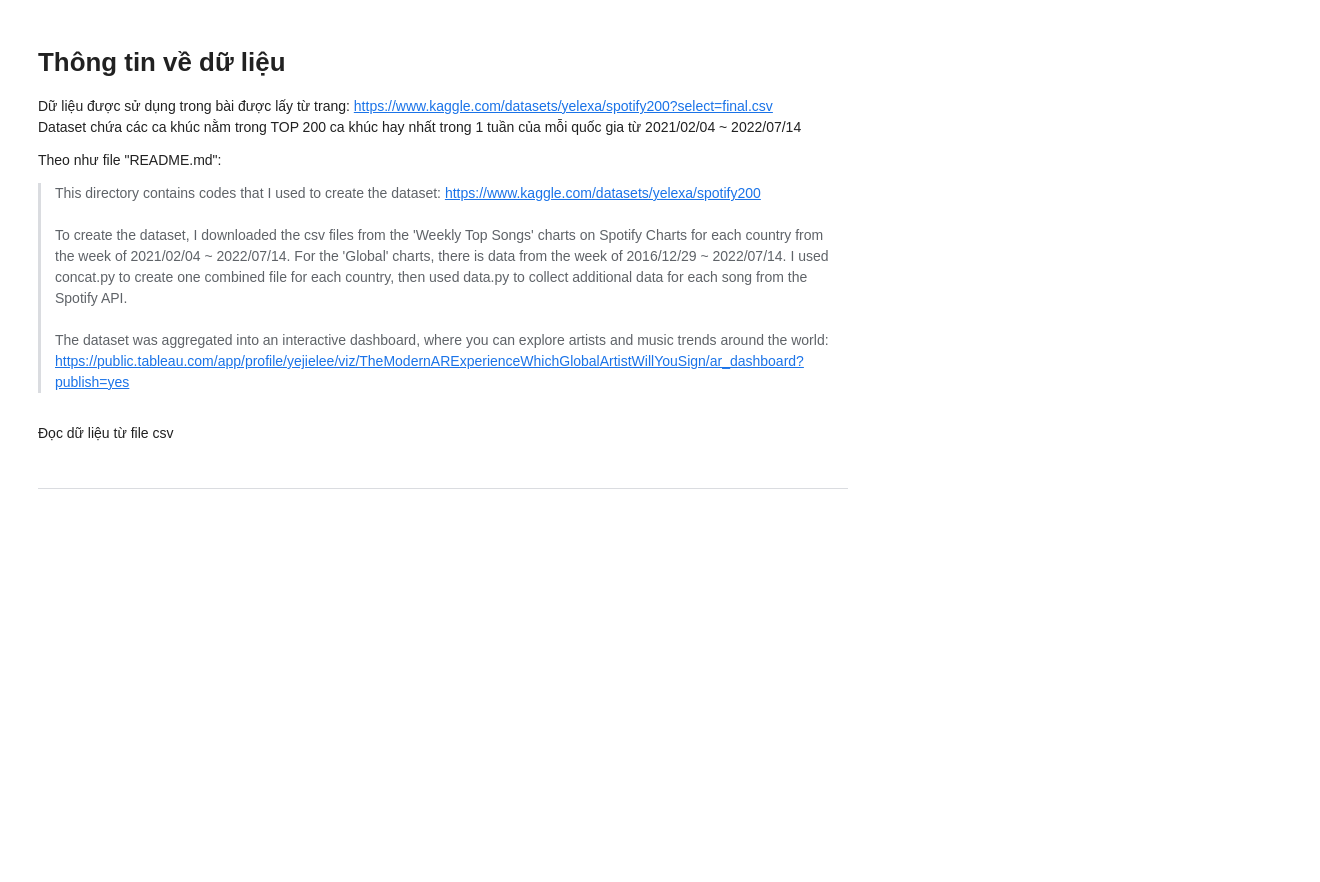
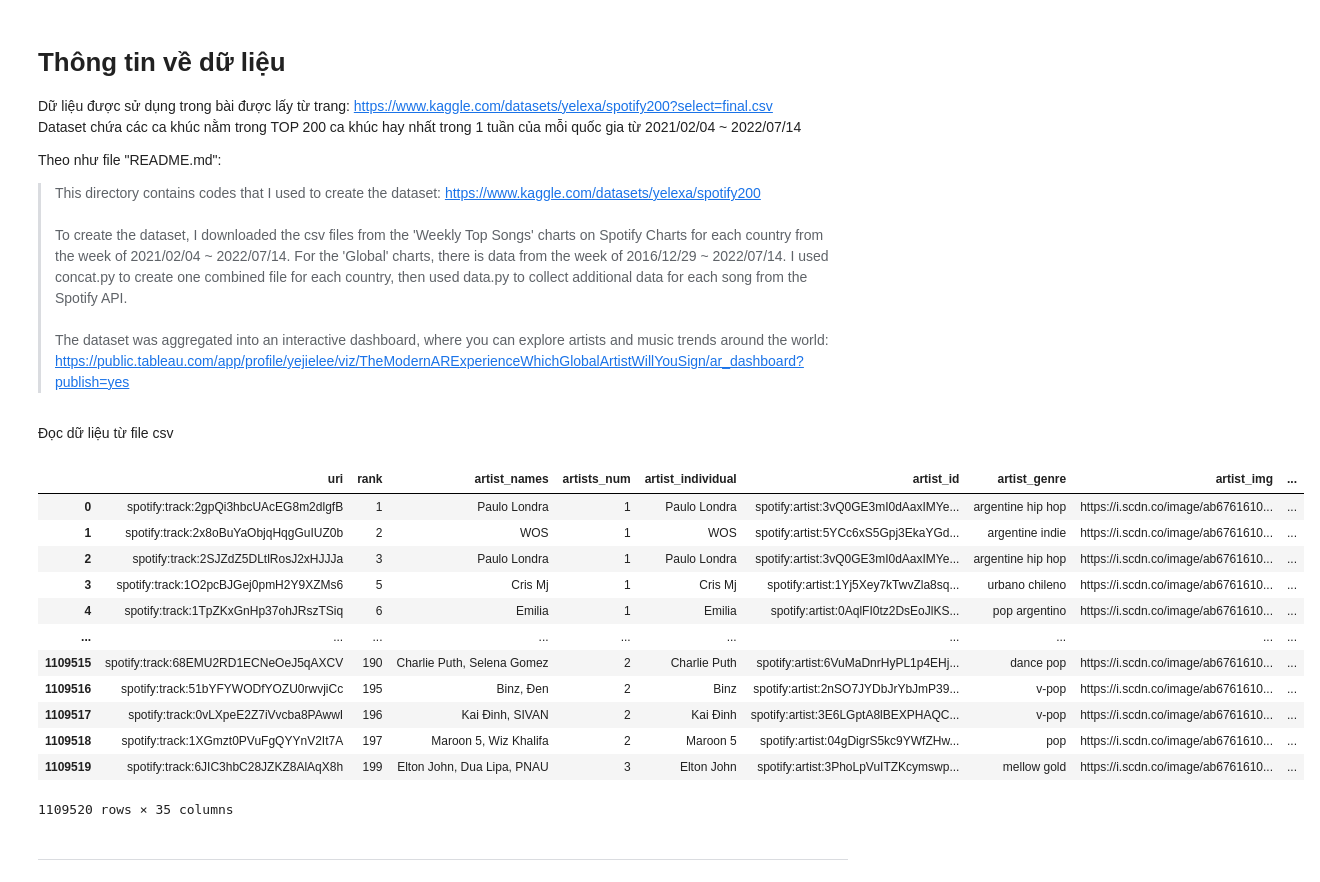
Before and after one commit to Miruku2201/LTKHDL_FinalProject, a Jupyter notebook: question.ipynb, the cells around one changed output. Drawn from its saved outputs; the diff is of its cells as text; code cells hidden in the pictures; blank space fills up the shorter version.

```diff
--- a/question.ipynb
+++ b/question.ipynb
@@ -33,3 +35,19 @@ Theo như file "README.md":
 Đọc dữ liệu từ file csv
 # %%
 spotify_df = pd.read_csv("./features/processed.csv")
+# %%
+display(spotify_df)
+# %% [output]
+|  | uri | rank | artist_names | artists_num | artist_individual | artist_id | artist_genre | artist_img | ... |
+| 0 | spotify:track:2gpQi3hbcUAcEG8m2dlgfB | 1 | Paulo Londra | 1 | Paulo Londra | spotify:artist:3vQ0GE3mI0dAaxIMYe... | argentine hip hop | https://i.scdn.co/image/ab6761610... | ... |
+| 1 | spotify:track:2x8oBuYaObjqHqgGuIUZ0b | 2 | WOS | 1 | WOS | spotify:artist:5YCc6xS5Gpj3EkaYGd... | argentine indie | https://i.scdn.co/image/ab6761610... | ... |
+| 2 | spotify:track:2SJZdZ5DLtlRosJ2xHJJJa | 3 | Paulo Londra | 1 | Paulo Londra | spotify:artist:3vQ0GE3mI0dAaxIMYe... | argentine hip hop | https://i.scdn.co/image/ab6761610... | ... |
+| 3 | spotify:track:1O2pcBJGej0pmH2Y9XZMs6 | 5 | Cris Mj | 1 | Cris Mj | spotify:artist:1Yj5Xey7kTwvZla8sq... | urbano chileno | https://i.scdn.co/image/ab6761610... | ... |
+| 4 | spotify:track:1TpZKxGnHp37ohJRszTSiq | 6 | Emilia | 1 | Emilia | spotify:artist:0AqlFI0tz2DsEoJlKS... | pop argentino | https://i.scdn.co/image/ab6761610... | ... |
+| ... | ... | ... | ... | ... | ... | ... | ... | ... | ... |
+| 1109515 | spotify:track:68EMU2RD1ECNeOeJ5qAXCV | 190 | Charlie Puth, Selena Gomez | 2 | Charlie Puth | spotify:artist:6VuMaDnrHyPL1p4EHj... | dance pop | https://i.scdn.co/image/ab6761610... | ... |
+| 1109516 | spotify:track:51bYFYWODfYOZU0rwvjiCc | 195 | Binz, Đen | 2 | Binz | spotify:artist:2nSO7JYDbJrYbJmP39... | v-pop | https://i.scdn.co/image/ab6761610... | ... |
+| 1109517 | spotify:track:0vLXpeE2Z7iVvcba8PAwwI | 196 | Kai Đinh, SIVAN | 2 | Kai Đinh | spotify:artist:3E6LGptA8lBEXPHAQC... | v-pop | https://i.scdn.co/image/ab6761610... | ... |
+| 1109518 | spotify:track:1XGmzt0PVuFgQYYnV2It7A | 197 | Maroon 5, Wiz Khalifa | 2 | Maroon 5 | spotify:artist:04gDigrS5kc9YWfZHw... | pop | https://i.scdn.co/image/ab6761610... | ... |
+| 1109519 | spotify:track:6JIC3hbC28JZKZ8AlAqX8h | 199 | Elton John, Dua Lipa, PNAU | 3 | Elton John | spotify:artist:3PhoLpVuITZKcymswp... | mellow gold | https://i.scdn.co/image/ab6761610... | ... |
+1109520 rows × 35 columns
```
Also changed, not shown: parts of 14 cells of this notebook.
